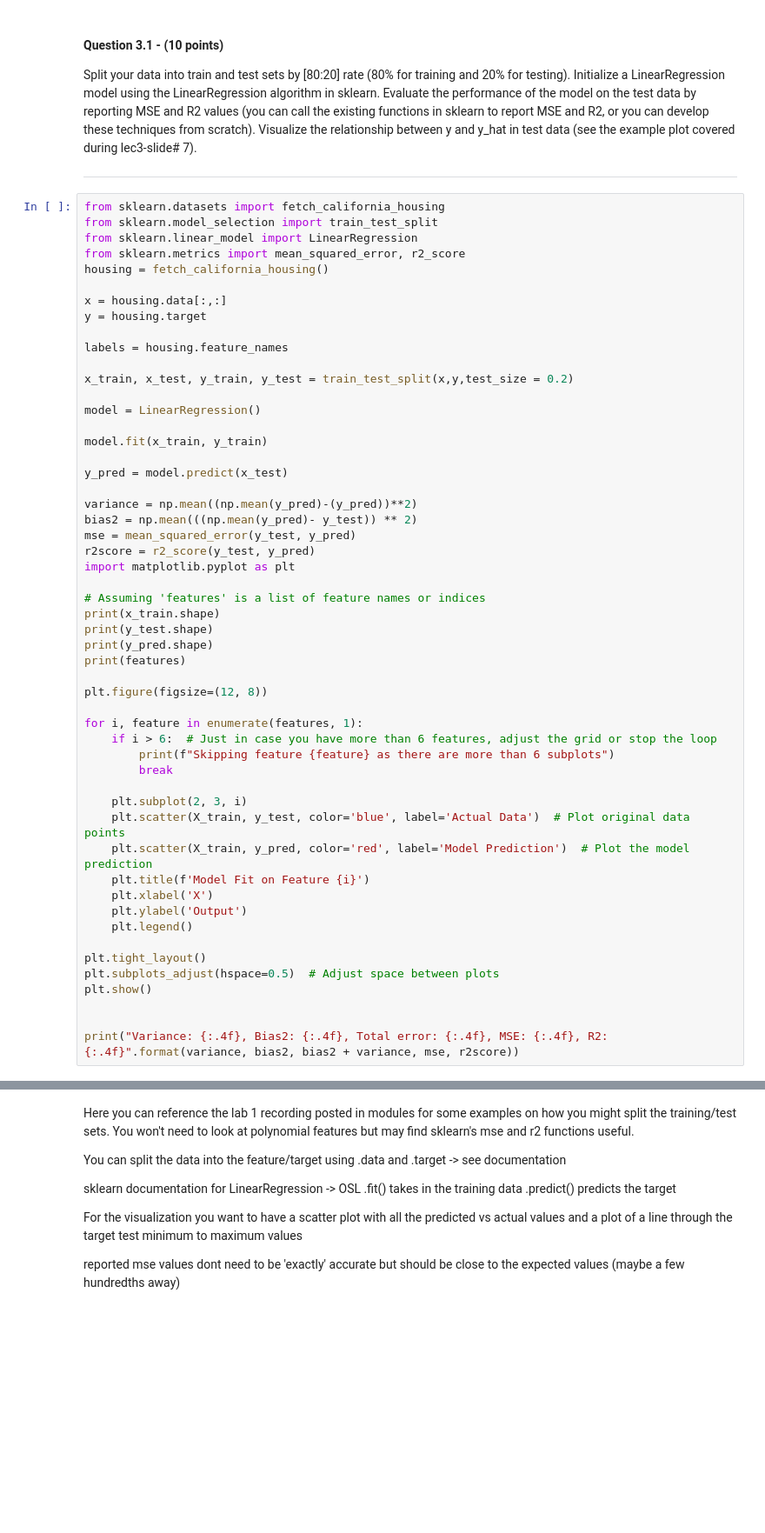
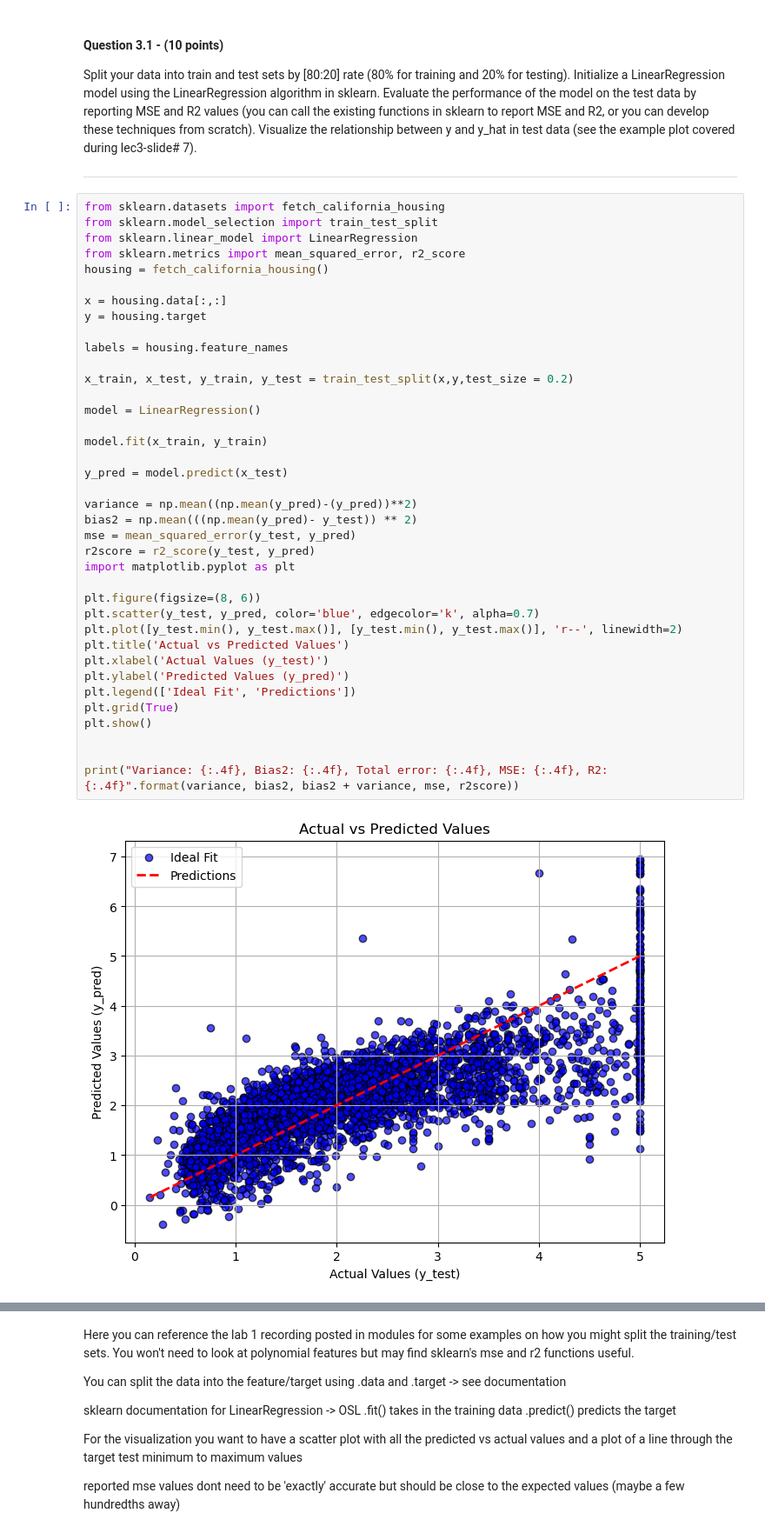
Before and after one commit to angelajmzhou/ecs-171, a Jupyter notebook: HW1_Angela_Zhou.ipynb, the cells around one changed output, grey strips where cells are left out. Shown at 87% size. Cells and saved outputs as stored; diff of their text form; blank space fills up the shorter version.

Commit message:
graph (woag)

```diff
--- a/HW1_Angela_Zhou.ipynb
+++ b/HW1_Angela_Zhou.ipynb
@@ -279,53 +279,39 @@ Split your data into train and test sets by [80:20] rate (80\% for training and
 from sklearn.datasets import fetch_california_housing
 from sklearn.model_selection import train_test_split
 from sklearn.linear_model import LinearRegression
 from sklearn.metrics import mean_squared_error, r2_score
 housing = fetch_california_housing()
 
 x = housing.data[:,:]
 y = housing.target
 
 labels = housing.feature_names
 
 x_train, x_test, y_train, y_test = train_test_split(x,y,test_size = 0.2)
 
 model = LinearRegression()
 
 model.fit(x_train, y_train)
 
 y_pred = model.predict(x_test)
 
 variance = np.mean((np.mean(y_pred)-(y_pred))**2)
 bias2 = np.mean(((np.mean(y_pred)- y_test)) ** 2)
 mse = mean_squared_error(y_test, y_pred)
 r2score = r2_score(y_test, y_pred)
 import matplotlib.pyplot as plt
 
-# Assuming 'features' is a list of feature names or indices
-print(x_train.shape)
-print(y_test.shape)
-print(y_pred.shape)
-print(features)
-
-plt.figure(figsize=(12, 8))
-
-for i, feature in enumerate(features, 1):
-    if i > 6:  # Just in case you have more than 6 features, adjust the grid or stop the loop
-        print(f"Skipping feature {feature} as there are more than 6 subplots")
-        break
-
-    plt.subplot(2, 3, i)
-    plt.scatter(X_train, y_test, color='blue', label='Actual Data')  # Plot original data points
-    plt.scatter(X_train, y_pred, color='red', label='Model Prediction')  # Plot the model prediction
-    plt.title(f'Model Fit on Feature {i}')
-    plt.xlabel('X')
-    plt.ylabel('Output')
-    plt.legend()
-
-plt.tight_layout()
-plt.subplots_adjust(hspace=0.5)  # Adjust space between plots
+plt.figure(figsize=(8, 6))
+plt.scatter(y_test, y_pred, color='blue', edgecolor='k', alpha=0.7)
+plt.plot([y_test.min(), y_test.max()], [y_test.min(), y_test.max()], 'r--', linewidth=2)
+plt.title('Actual vs Predicted Values')
+plt.xlabel('Actual Values (y_test)')
+plt.ylabel('Predicted Values (y_pred)')
+plt.legend(['Ideal Fit', 'Predictions'])
+plt.grid(True)
 plt.show()
 
 
 print("Variance: {:.4f}, Bias2: {:.4f}, Total error: {:.4f}, MSE: {:.4f}, R2: {:.4f}".format(variance, bias2, bias2 + variance, mse, r2score))
 # %% [output]
+[figure, added]
```
Also changed, not shown: parts of 1 cell of this notebook.
